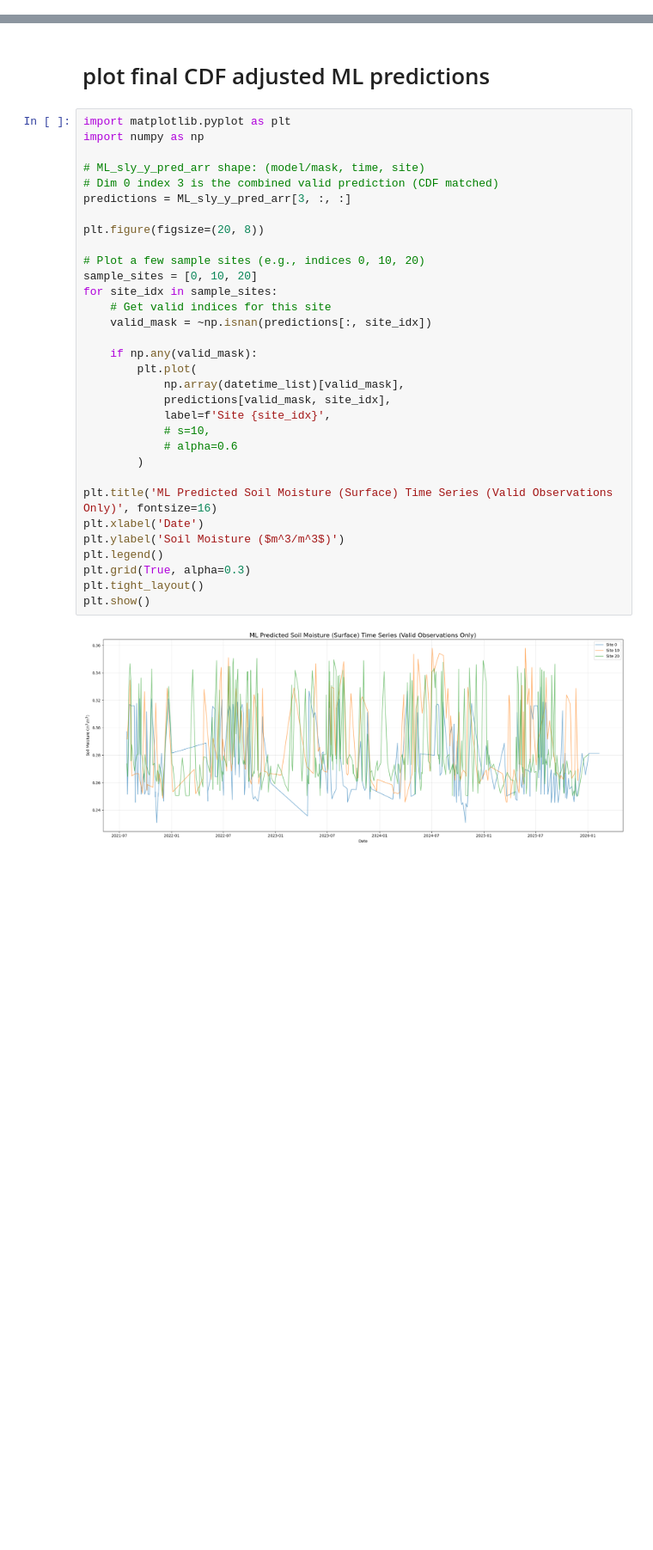
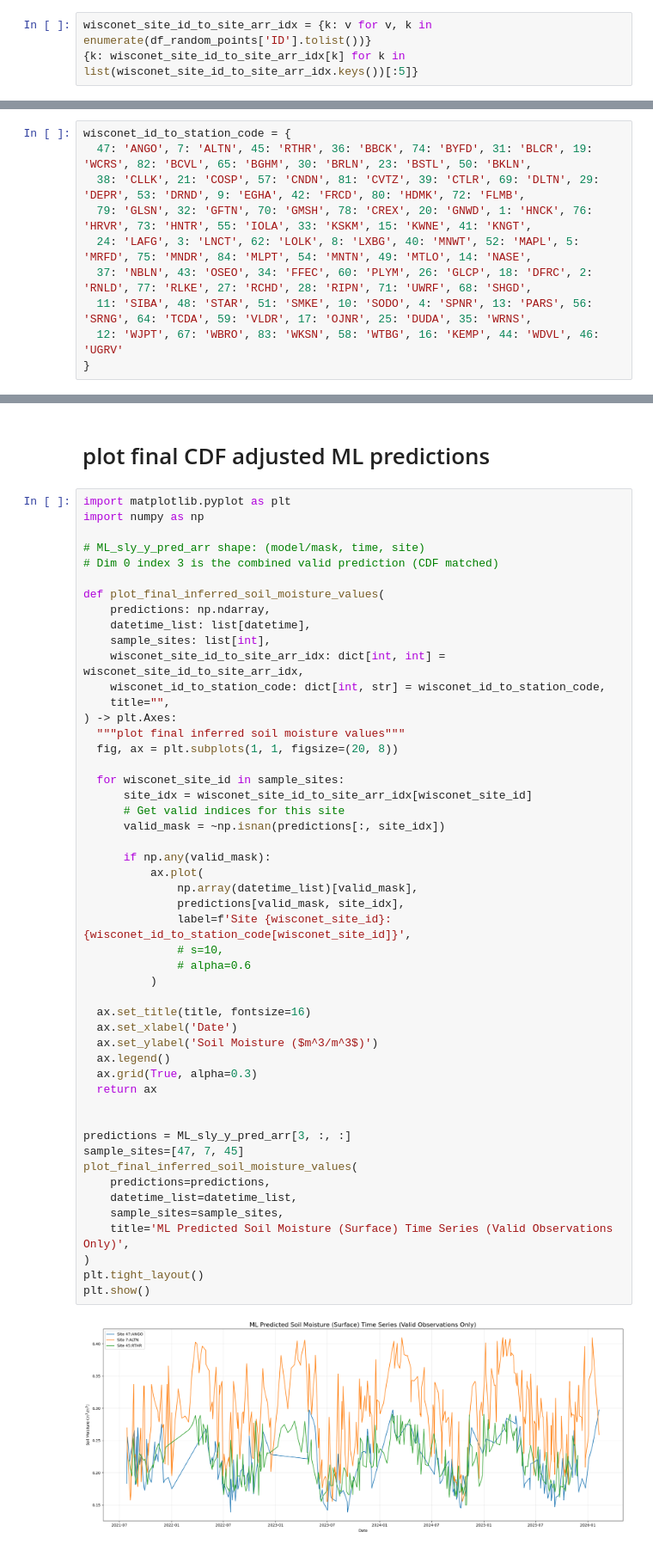
Before and after one commit to ilmcconnell/HRSM, a Jupyter notebook: HRSM_MAPPING_ML_pipeline_multiplePoints_lgar_inputs.ipynb, the cells around one changed output, grey strips where cells are left out. Shown at 86% size. Drawn from its saved outputs; the diff is of its cells as text; blank space fills up the shorter version.

Commit message:
improved inference plotting

```diff
--- a/HRSM_MAPPING_ML_pipeline_multiplePoints_lgar_inputs.ipynb
+++ b/HRSM_MAPPING_ML_pipeline_multiplePoints_lgar_inputs.ipynb
@@ -319,3 +319,6 @@ coords = [
 	{'latitude': 42.7281, 'longitude': -88.028, 'ID': 46, 'constant': 1}
 ]
 df_random_points = pd.DataFrame(coords)
+# %%
+wisconet_site_id_to_site_arr_idx = {k: v for v, k in enumerate(df_random_points['ID'].tolist())}
+{k: wisconet_site_id_to_site_arr_idx[k] for k in list(wisconet_site_id_to_site_arr_idx.keys())[:5]}
@@ -322,3 +327,13 @@ df_random_points = pd.DataFrame(coords)
+# %%
+wisconet_id_to_station_code = {
+  47: 'ANGO', 7: 'ALTN', 45: 'RTHR', 36: 'BBCK', 74: 'BYFD', 31: 'BLCR', 19: 'WCRS', 82: 'BCVL', 65: 'BGHM', 30: 'BRLN', 23: 'BSTL', 50: 'BKLN',
+  38: 'CLLK', 21: 'COSP', 57: 'CNDN', 81: 'CVTZ', 39: 'CTLR', 69: 'DLTN', 29: 'DEPR', 53: 'DRND', 9: 'EGHA', 42: 'FRCD', 80: 'HDMK', 72: 'FLMB',
+  79: 'GLSN', 32: 'GFTN', 70: 'GMSH', 78: 'CREX', 20: 'GNWD', 1: 'HNCK', 76: 'HRVR', 73: 'HNTR', 55: 'IOLA', 33: 'KSKM', 15: 'KWNE', 41: 'KNGT',
+  24: 'LAFG', 3: 'LNCT', 62: 'LOLK', 8: 'LXBG', 40: 'MNWT', 52: 'MAPL', 5: 'MRFD', 75: 'MNDR', 84: 'MLPT', 54: 'MNTN', 49: 'MTLO', 14: 'NASE',
+  37: 'NBLN', 43: 'OSEO', 34: 'FFEC', 60: 'PLYM', 26: 'GLCP', 18: 'DFRC', 2: 'RNLD', 77: 'RLKE', 27: 'RCHD', 28: 'RIPN', 71: 'UWRF', 68: 'SHGD',
+  11: 'SIBA', 48: 'STAR', 51: 'SMKE', 10: 'SODO', 4: 'SPNR', 13: 'PARS', 56: 'SRNG', 64: 'TCDA', 59: 'VLDR', 17: 'OJNR', 25: 'DUDA', 35: 'WRNS',
+  12: 'WJPT', 67: 'WBRO', 83: 'WKSN', 58: 'WTBG', 16: 'KEMP', 44: 'WDVL', 46: 'UGRV'
+}
 # %%
 df_random_points
 # %% [output]
@@ -2806,34 +2842,52 @@ ML_sly_y_pred_arr.shape  # (4, 40080, 79)
 # %%
 import matplotlib.pyplot as plt
 import numpy as np
 
 # ML_sly_y_pred_arr shape: (model/mask, time, site)
 # Dim 0 index 3 is the combined valid prediction (CDF matched)
+
+def plot_final_inferred_soil_moisture_values(
+    predictions: np.ndarray,
+    datetime_list: list[datetime],
+    sample_sites: list[int],
+    wisconet_site_id_to_site_arr_idx: dict[int, int] = wisconet_site_id_to_site_arr_idx,
+    wisconet_id_to_station_code: dict[int, str] = wisconet_id_to_station_code,
+    title="",
+) -> plt.Axes:
+  """plot final inferred soil moisture values"""
+  fig, ax = plt.subplots(1, 1, figsize=(20, 8))
+
+  for wisconet_site_id in sample_sites:
+      site_idx = wisconet_site_id_to_site_arr_idx[wisconet_site_id]
+      # Get valid indices for this site
+      valid_mask = ~np.isnan(predictions[:, site_idx])
+
+      if np.any(valid_mask):
+          ax.plot(
+              np.array(datetime_list)[valid_mask],
+              predictions[valid_mask, site_idx],
+              label=f'Site {wisconet_site_id}:{wisconet_id_to_station_code[wisconet_site_id]}',
+              # s=10,
+              # alpha=0.6
+          )
+
+  ax.set_title(title, fontsize=16)
+  ax.set_xlabel('Date')
+  ax.set_ylabel('Soil Moisture ($m^3/m^3$)')
+  ax.legend()
+  ax.grid(True, alpha=0.3)
+  return ax
+
+
 predictions = ML_sly_y_pred_arr[3, :, :]
-
-plt.figure(figsize=(20, 8))
-
-# Plot a few sample sites (e.g., indices 0, 10, 20)
-sample_sites = [0, 10, 20]
-for site_idx in sample_sites:
-    # Get valid indices for this site
-    valid_mask = ~np.isnan(predictions[:, site_idx])
-
-    if np.any(valid_mask):
-        plt.plot(
-            np.array(datetime_list)[valid_mask],
-            predictions[valid_mask, site_idx],
-            label=f'Site {site_idx}',
-            # s=10,
-            # alpha=0.6
-        )
-
-plt.title('ML Predicted Soil Moisture (Surface) Time Series (Valid Observations Only)', fontsize=16)
-plt.xlabel('Date')
-plt.ylabel('Soil Moisture ($m^3/m^3$)')
-plt.legend()
-plt.grid(True, alpha=0.3)
+sample_sites=[47, 7, 45]
+plot_final_inferred_soil_moisture_values(
+    predictions=predictions,
+    datetime_list=datetime_list,
+    sample_sites=sample_sites,
+    title='ML Predicted Soil Moisture (Surface) Time Series (Valid Observations Only)',
+)
 plt.tight_layout()
 plt.show()
 # %% [output]
-[figure, old version]
+[figure, new version]
```
Also changed, not shown: parts of 21 cells of this notebook.
